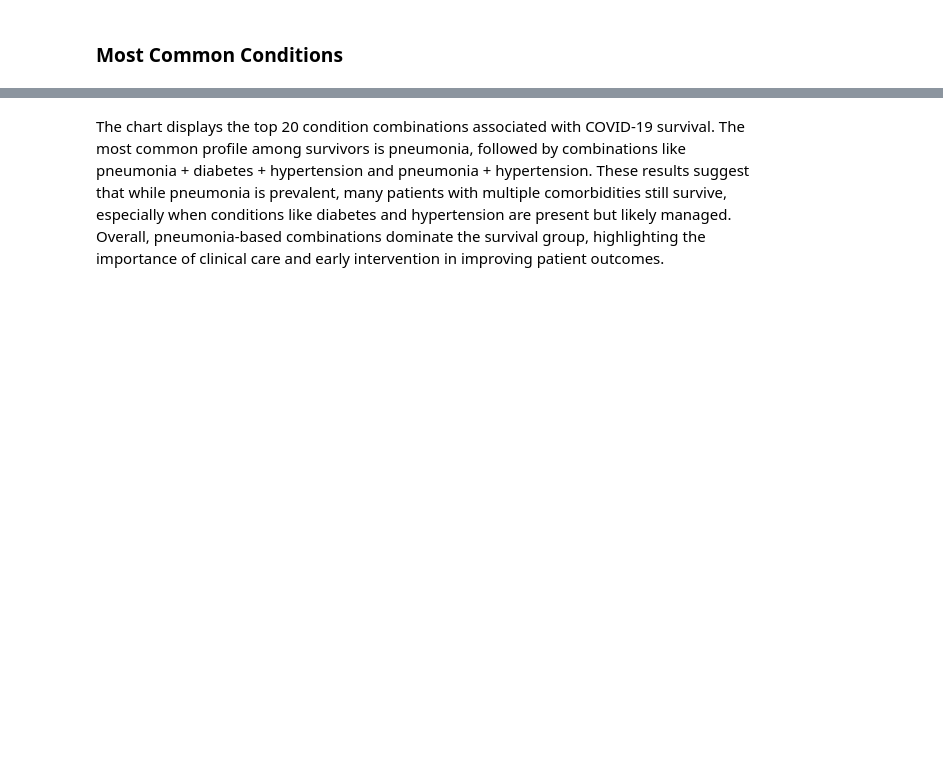
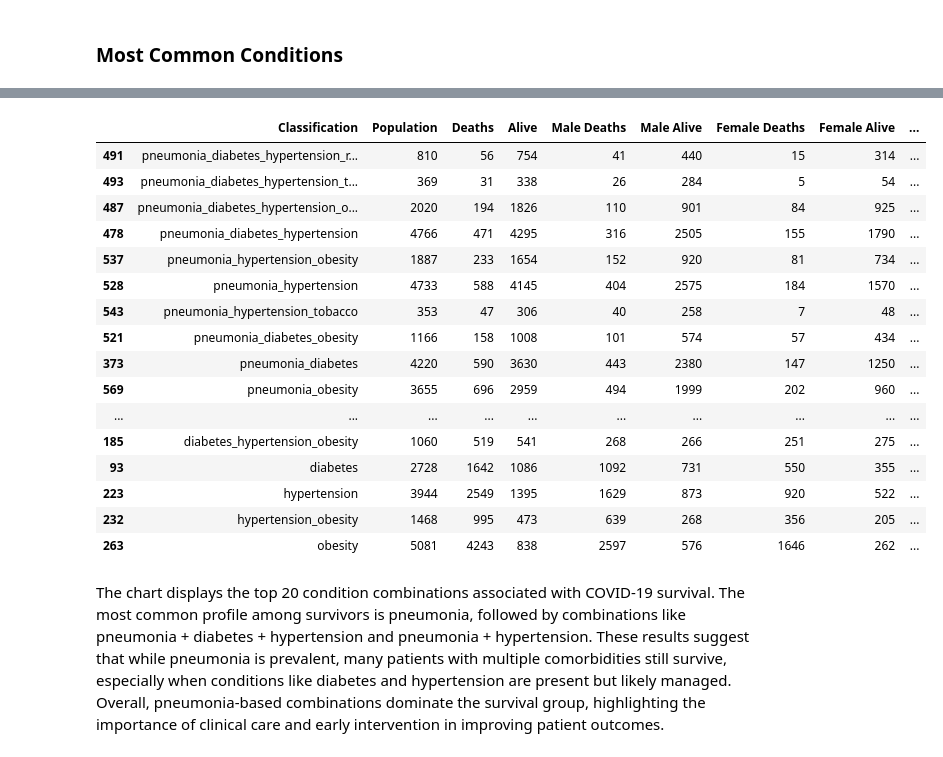
Before and after one commit to RichieMonkeyNinja/covid19-mortality-risk-factors, a Jupyter notebook: WQD7003_DataAnalytics_GroupProject.ipynb, the cells around one changed output, grey strips where cells are left out. Drawn from its saved outputs; the diff is of its cells as text; code cells hidden in the pictures; blank space fills up the shorter version.

```diff
--- a/WQD7003_DataAnalytics_GroupProject.ipynb
+++ b/WQD7003_DataAnalytics_GroupProject.ipynb
@@ -879,3 +859,23 @@ plt.show()
+# %%
+top_combos
+# %% [output]
+|  | Classification | Population | Deaths | Alive | Male Deaths | Male Alive | Female Deaths | Female Alive | ... |
+| 491 | pneumonia_diabetes_hypertension_r... | 810 | 56 | 754 | 41 | 440 | 15 | 314 | ... |
+| 493 | pneumonia_diabetes_hypertension_t... | 369 | 31 | 338 | 26 | 284 | 5 | 54 | ... |
+| 487 | pneumonia_diabetes_hypertension_o... | 2020 | 194 | 1826 | 110 | 901 | 84 | 925 | ... |
+| 478 | pneumonia_diabetes_hypertension | 4766 | 471 | 4295 | 316 | 2505 | 155 | 1790 | ... |
+| 537 | pneumonia_hypertension_obesity | 1887 | 233 | 1654 | 152 | 920 | 81 | 734 | ... |
+| 528 | pneumonia_hypertension | 4733 | 588 | 4145 | 404 | 2575 | 184 | 1570 | ... |
+| 543 | pneumonia_hypertension_tobacco | 353 | 47 | 306 | 40 | 258 | 7 | 48 | ... |
+| 521 | pneumonia_diabetes_obesity | 1166 | 158 | 1008 | 101 | 574 | 57 | 434 | ... |
+| 373 | pneumonia_diabetes | 4220 | 590 | 3630 | 443 | 2380 | 147 | 1250 | ... |
+| 569 | pneumonia_obesity | 3655 | 696 | 2959 | 494 | 1999 | 202 | 960 | ... |
+| ... | ... | ... | ... | ... | ... | ... | ... | ... | ... |
+| 185 | diabetes_hypertension_obesity | 1060 | 519 | 541 | 268 | 266 | 251 | 275 | ... |
+| 93 | diabetes | 2728 | 1642 | 1086 | 1092 | 731 | 550 | 355 | ... |
+| 223 | hypertension | 3944 | 2549 | 1395 | 1629 | 873 | 920 | 522 | ... |
+| 232 | hypertension_obesity | 1468 | 995 | 473 | 639 | 268 | 356 | 205 | ... |
+| 263 | obesity | 5081 | 4243 | 838 | 2597 | 576 | 1646 | 262 | ... |
 # %% [markdown]
 The chart displays the top 20 condition combinations associated with COVID-19 survival. The most common profile among survivors is pneumonia, followed by combinations like pneumonia + diabetes + hypertension and pneumonia + hypertension. These results suggest that while pneumonia is prevalent, many patients with multiple comorbidities still survive, especially when conditions like diabetes and hypertension are present but likely managed. Overall, pneumonia-based combinations dominate the survival group, highlighting the importance of clinical care and early intervention in improving patient outcomes.
 # %%
```
Also changed, not shown: parts of 7 cells of this notebook, 1 other file.
